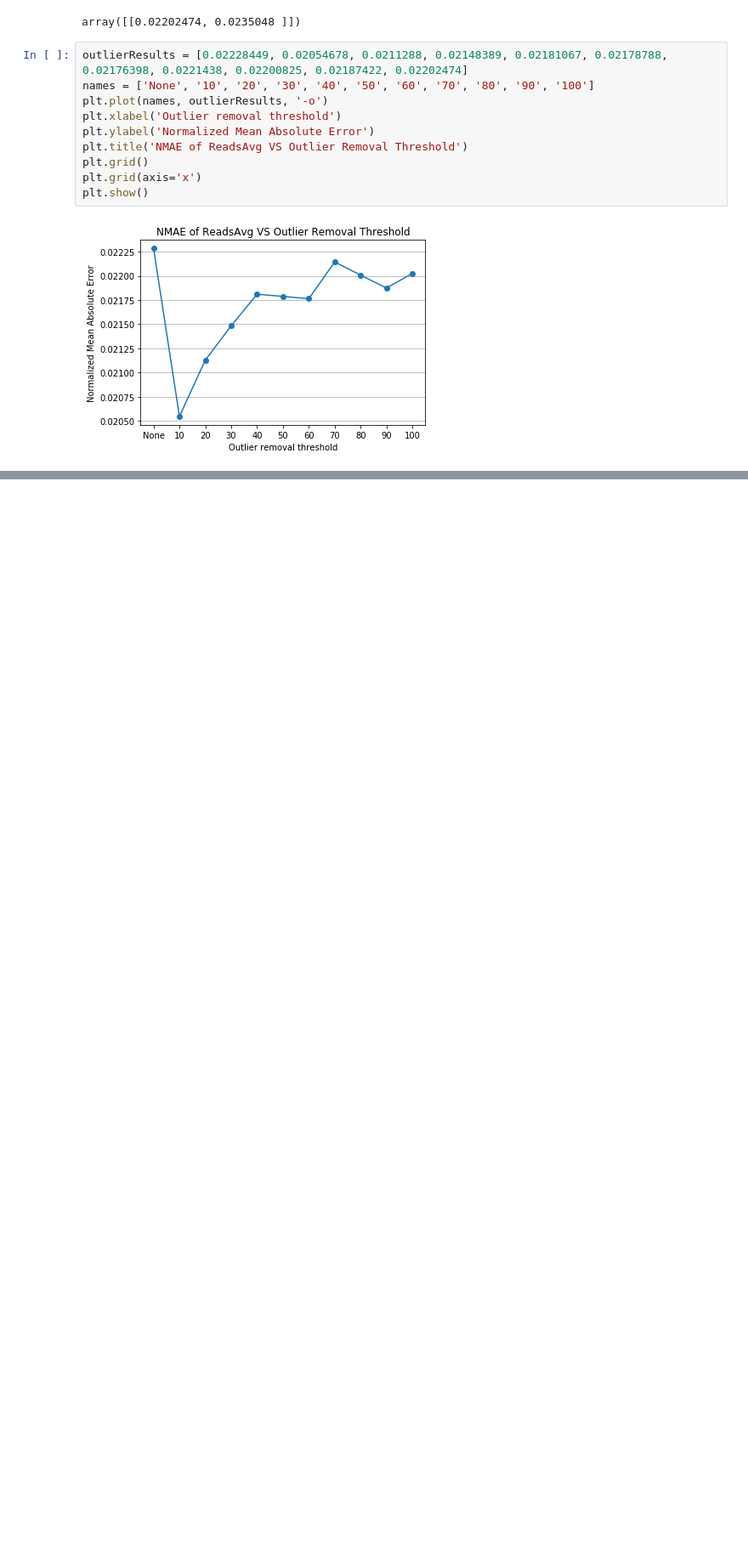
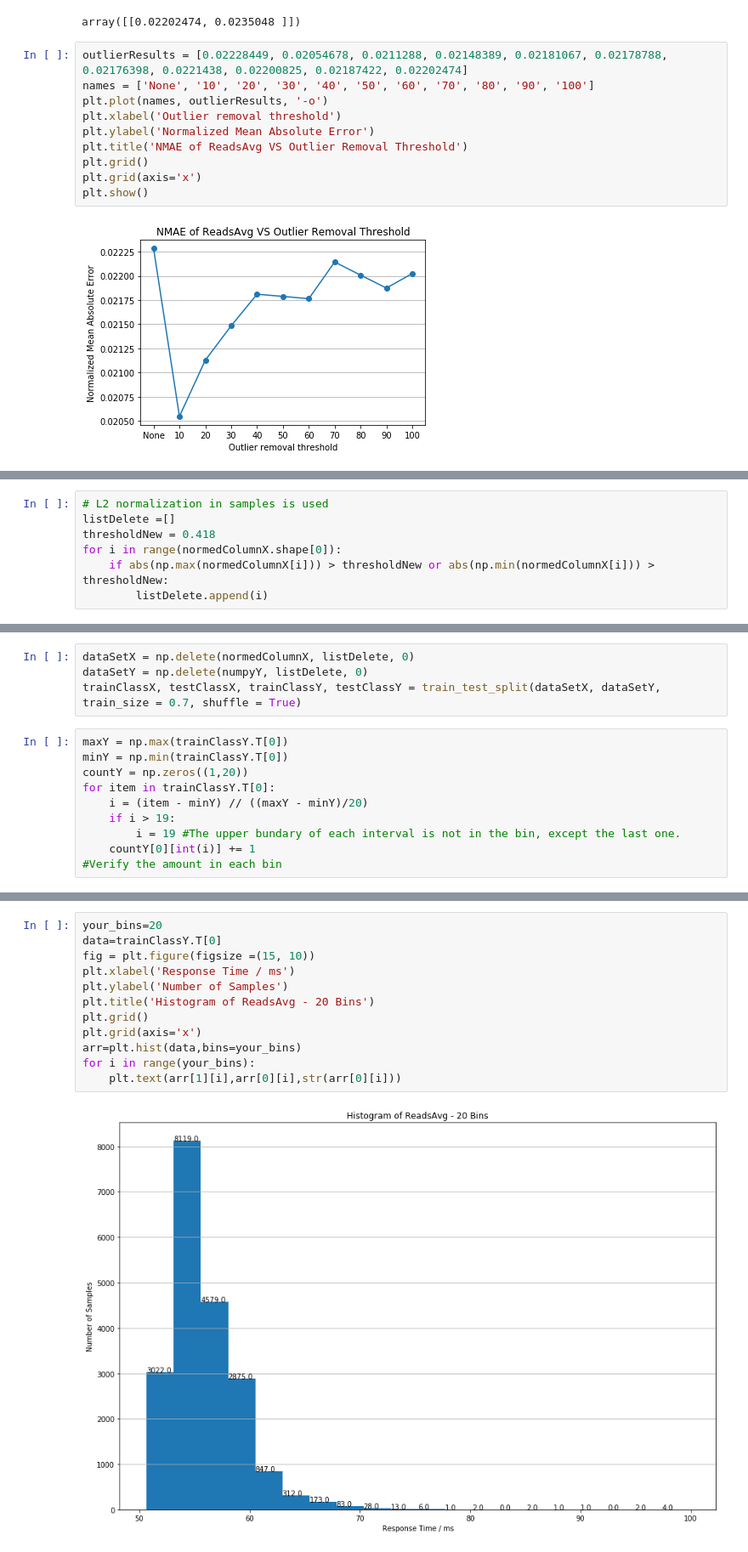
Before and after one commit to Will1998/Network-Analytics, a Jupyter notebook: Project1.ipynb, the cells around one changed output, grey strips where cells are left out. Shown at 85% size. Saved outputs shown, nothing was run; the diff lists cells and outputs as text; blank space fills up the shorter version.

```diff
--- a/Project1.ipynb
+++ b/Project1.ipynb
@@ -907,0 +913,7 @@ plt.show()
+# %%
+# L2 normalization in samples is used
+listDelete =[]
+thresholdNew = 0.418
+for i in range(normedColumnX.shape[0]):
+    if abs(np.max(normedColumnX[i])) > thresholdNew or abs(np.min(normedColumnX[i])) > thresholdNew:
+        listDelete.append(i)
@@ -907,0 +924,14 @@ plt.show()
+# %%
+dataSetX = np.delete(normedColumnX, listDelete, 0)
+dataSetY = np.delete(numpyY, listDelete, 0)
+trainClassX, testClassX, trainClassY, testClassY = train_test_split(dataSetX, dataSetY, train_size = 0.7, shuffle = True)
+# %%
+maxY = np.max(trainClassY.T[0])
+minY = np.min(trainClassY.T[0])
+countY = np.zeros((1,20))
+for item in trainClassY.T[0]:
+    i = (item - minY) // ((maxY - minY)/20)
+    if i > 19:
+        i = 19 #The upper bundary of each interval is not in the bin, except the last one.
+    countY[0][int(i)] += 1
+#Verify the amount in each bin
@@ -907,0 +942,14 @@ plt.show()
+# %%
+your_bins=20
+data=trainClassY.T[0]
+fig = plt.figure(figsize =(15, 10))
+plt.xlabel('Response Time / ms')
+plt.ylabel('Number of Samples')
+plt.title('Histogram of ReadsAvg - 20 Bins')
+plt.grid()
+plt.grid(axis='x')
+arr=plt.hist(data,bins=your_bins)
+for i in range(your_bins):
+    plt.text(arr[1][i],arr[0][i],str(arr[0][i]))
+# %% [output]
+[figure, added]
```
Also changed, not shown: parts of 23 cells of this notebook.
